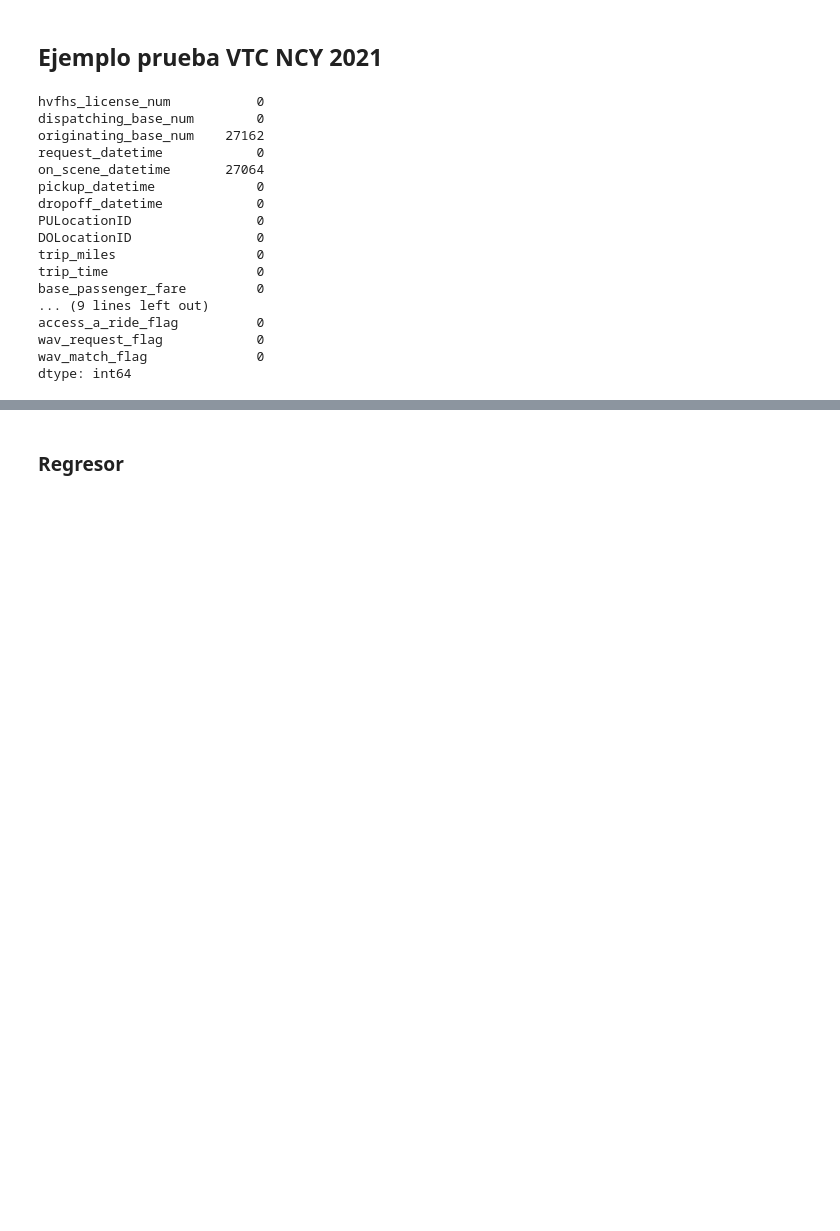
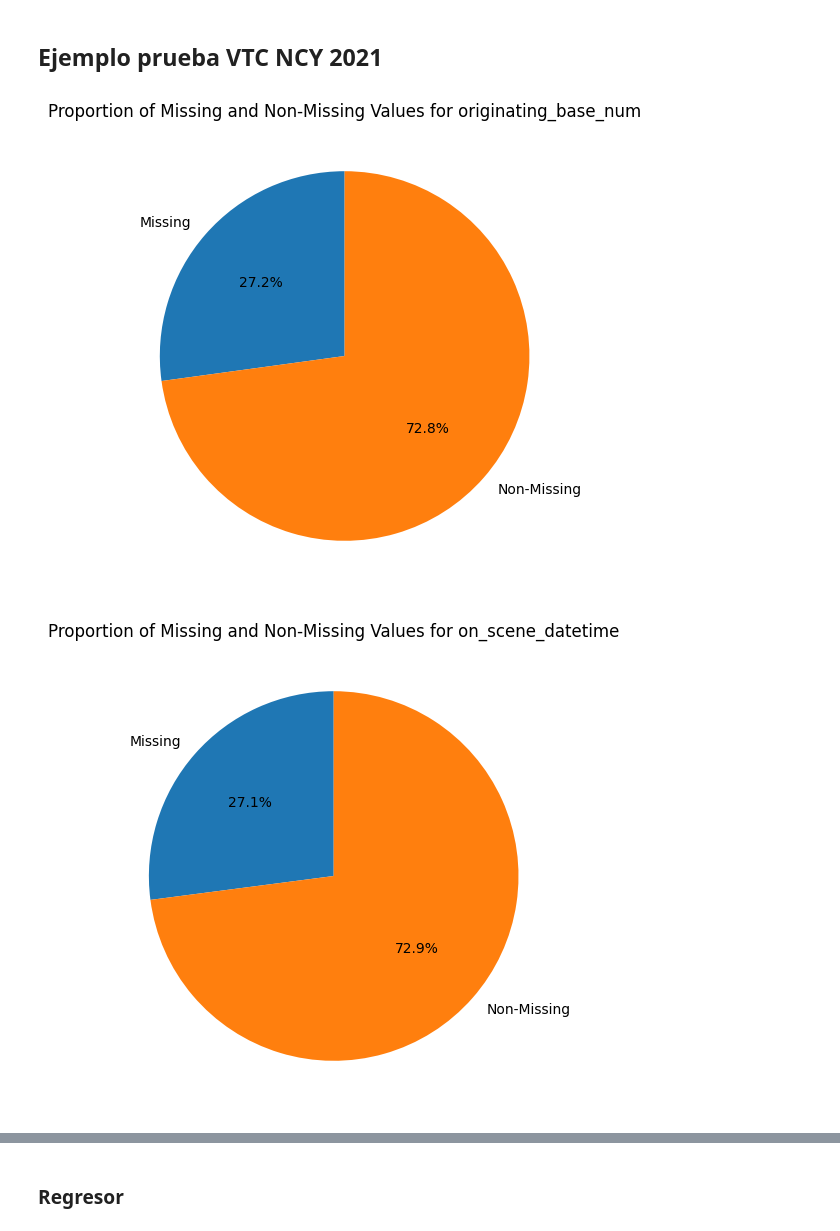
Before and after one commit to GonzaloLopezS/TFM_VTC_NYC, a Jupyter notebook: Notebooks/prueba_2021.ipynb, the cells around one changed output, grey strips where cells are left out. Saved outputs shown, nothing was run; the diff lists cells and outputs as text; code cells hidden in the pictures; blank space fills up the shorter version.

Commit message:
visualizaciones y EDA

```diff
--- a/Notebooks/prueba_2021.ipynb
+++ b/Notebooks/prueba_2021.ipynb
@@ -11,22 +11,22 @@ file = 'fhvhv_tripdata_2021-01.csv'
 # %%
 trips = pd.read_csv(path + file)
 # %%
-trips.isna().sum()
+trips_na = trips.isna().sum()
-# %% [output]
-hvfhs_license_num           0
-dispatching_base_num        0
-originating_base_num    27162
-request_datetime            0
-on_scene_datetime       27064
-pickup_datetime             0
-dropoff_datetime            0
-PULocationID                0
-DOLocationID                0
-trip_miles                  0
-trip_time                   0
-base_passenger_fare         0
-... (9 lines left out)
-access_a_ride_flag          0
-wav_request_flag            0
-wav_match_flag              0
-dtype: int64
+# %%
+import matplotlib.pyplot as plt
+
+# Variables to plot
+variables = ['originating_base_num', 'on_scene_datetime', 'airport_fee']
+
+# Create pie charts
+for var in variables:
+    proportions = [trips_na[var] / len(trips), (len(trips) - trips_na[var]) / len(trips)]
+    labels = ['Missing', 'Non-Missing']
+
+    plt.figure(figsize=(6, 6))
+    plt.pie(proportions, labels=labels, autopct='%1.1f%%', startangle=90)
+    plt.title(f'Proportion of Missing and Non-Missing Values for {var}')
+    plt.show()
+# %% [output]
+[figure, added]
+[figure, added]
```
Also changed, not shown: parts of 35 cells of this notebook.
